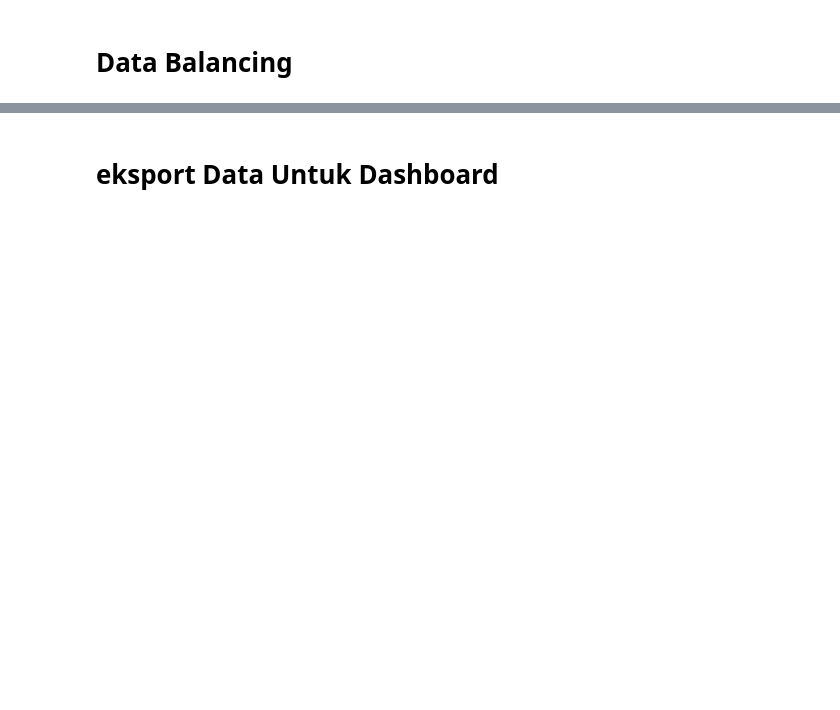
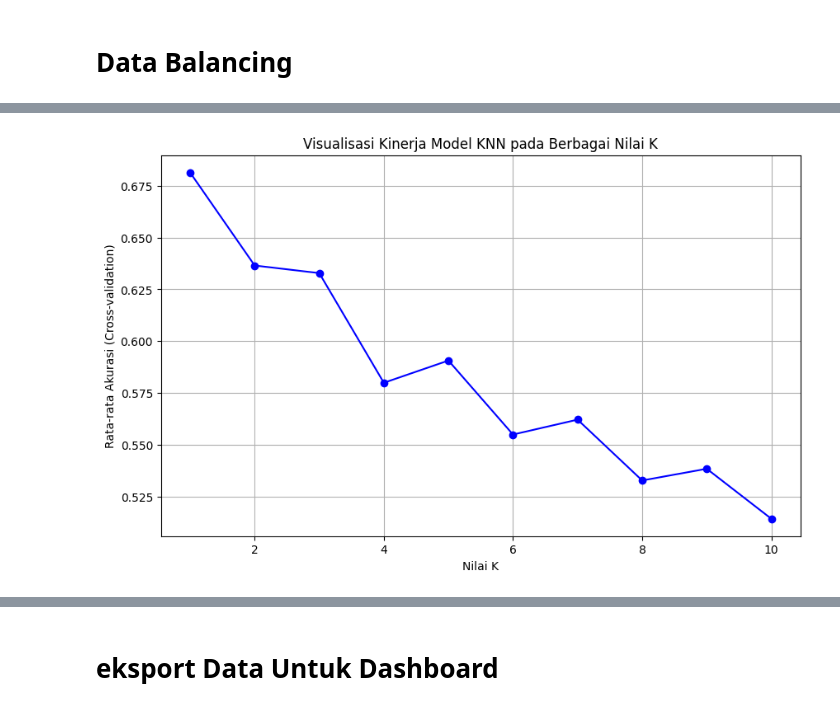
Before and after one commit to potaHere/Tugas-Akhir, a Jupyter notebook: Pengumpulan Data/Tugas Akhir.ipynb, the cells around one changed output, grey strips where cells are left out. Drawn from its saved outputs; the diff is of its cells as text; code cells hidden in the pictures; blank space fills up the shorter version.

```diff
--- a/Pengumpulan Data/Tugas Akhir.ipynb
+++ b/Pengumpulan Data/Tugas Akhir.ipynb
@@ -366,0 +736,88 @@ balanced_df.to_csv('data-analisis/datasets-balanced.csv', index=False)
+# %%
+# Import library yang diperlukan
+import pandas as pd
+from sklearn.model_selection import train_test_split, cross_val_score, GridSearchCV
+from sklearn.neighbors import KNeighborsClassifier
+from sklearn.metrics import classification_report, confusion_matrix
+
+# Membaca dataset yang sudah di-balance
+df_balanced = pd.read_csv('/content/drive/MyDrive/Tugas Akhir/datasets penelitian/data-analisis/datasets-balanced.csv')
+
+# Memisahkan fitur dan label
+X = df_balanced.drop(columns=['label'])  # Menghapus kolom label
+y = df_balanced['label']  # Mengambil kolom label
+
+# Membagi dataset menjadi data latih (80%) dan data uji 20%)
+X_train, X_test, y_train, y_test = train_test_split(X, y, test_size=0.2, random_state=42, stratify=y)
+
+# Mencari nilai K optimal menggunakan GridSearchCV
+param_grid = {'n_neighbors': range(1, 11)}  # Mencoba nilai K dari 1 hingga 10
+knn = KNeighborsClassifier()
+grid_search = GridSearchCV(knn, param_grid, cv=5)  # Menggunakan 5-fold cross-validation
+grid_search.fit(X_train, y_train)
+
+# Mengambil hasil dari GridSearchCV untuk visualisasi
+results = grid_search.cv_results_
+
+# Menyusun nilai K dan rata-rata akurasi untuk setiap nilai K
+k_values = results['param_n_neighbors'].data  # Nilai K yang dicoba
+mean_test_scores = results['mean_test_score']  # Rata-rata akurasi untuk setiap K
+
+# Visualisasi hasil dengan line chart
+plt.figure(figsize=(10, 6))
+plt.plot(k_values, mean_test_scores, marker='o', linestyle='-', color='b', label='Mean Test Score')
+plt.title('Visualisasi Kinerja Model KNN pada Berbagai Nilai K')
+plt.xlabel('Nilai K')
+plt.ylabel('Rata-rata Akurasi (Cross-validation)')
+plt.grid(True)
+plt.show()
+
+# Menentukan nilai K optimal
+optimal_k = grid_search.best_params_['n_neighbors']
+
+# Memastikan nilai K memenuhi kriteria
+if optimal_k == 1:
+    # Jika K = 1, mencari nilai K terbaik berikutnya yang lebih besar dari 1 dan ganjil
+    valid_k_values = [k for k in range(3, 11, 2)]  # K = 3, 5, 7, 9
+    param_grid = {'n_neighbors': valid_k_values}
+    grid_search = GridSearchCV(knn, param_grid, cv=5)
+    grid_search.fit(X_train, y_train)
+    optimal_k = grid_search.best_params_['n_neighbors']
+    print(f"Optimal K = {optimal_k}")
+
+elif optimal_k == 2:
+    # Jika K = 2, mencari nilai K terbaik berikutnya yang lebih besar dari 2 dan ganjil
+    valid_k_values = [k for k in range(3, 11, 2)]  # K = 3, 5, 7, 9
+    param_grid = {'n_neighbors': valid_k_values}
+    grid_search = GridSearchCV(knn, param_grid, cv=5)
+    grid_search.fit(X_train, y_train)
+    optimal_k = grid_search.best_params_['n_neighbors']
+    print(f"Optimal K = {optimal_k}")
+
+else:
+    # Jika K tidak sama dengan 1 atau 2, maka K sudah valid
+    print(f"Optimal K = {optimal_k}")
+
+# Membuat model KNN dengan K optimal
+knn_model = KNeighborsClassifier(n_neighbors = optimal_k)
+knn_model.fit(X_train, y_train)
+
+# Melakukan prediksi pada data uji
+y_pred = knn_model.predict(X_test)
+
+# Menampilkan hasil evaluasi
+print("Confusion Matrix:")
+print(confusion_matrix(y_test, y_pred))
+print("\nClassification Report:")
+print(classification_report(y_test, y_pred))
+
+# Evaluasi model menggunakan cross-validation
+cv_scores = cross_val_score(knn_model, X, y, cv=5)  # Menggunakan 5-fold cross-validation
+
+# Menampilkan hasil cross-validation
+print("\nCross-Validation Scores:")
+print(cv_scores)
+print(f"Mean Cross-Validation Score: {cv_scores.mean():.4f}")
+print(f"Standard Deviation of Cross-Validation Scores: {cv_scores.std():.4f}")
+# %% [output]
+[figure, added]
```
Also changed, not shown: parts of 47 cells of this notebook.
